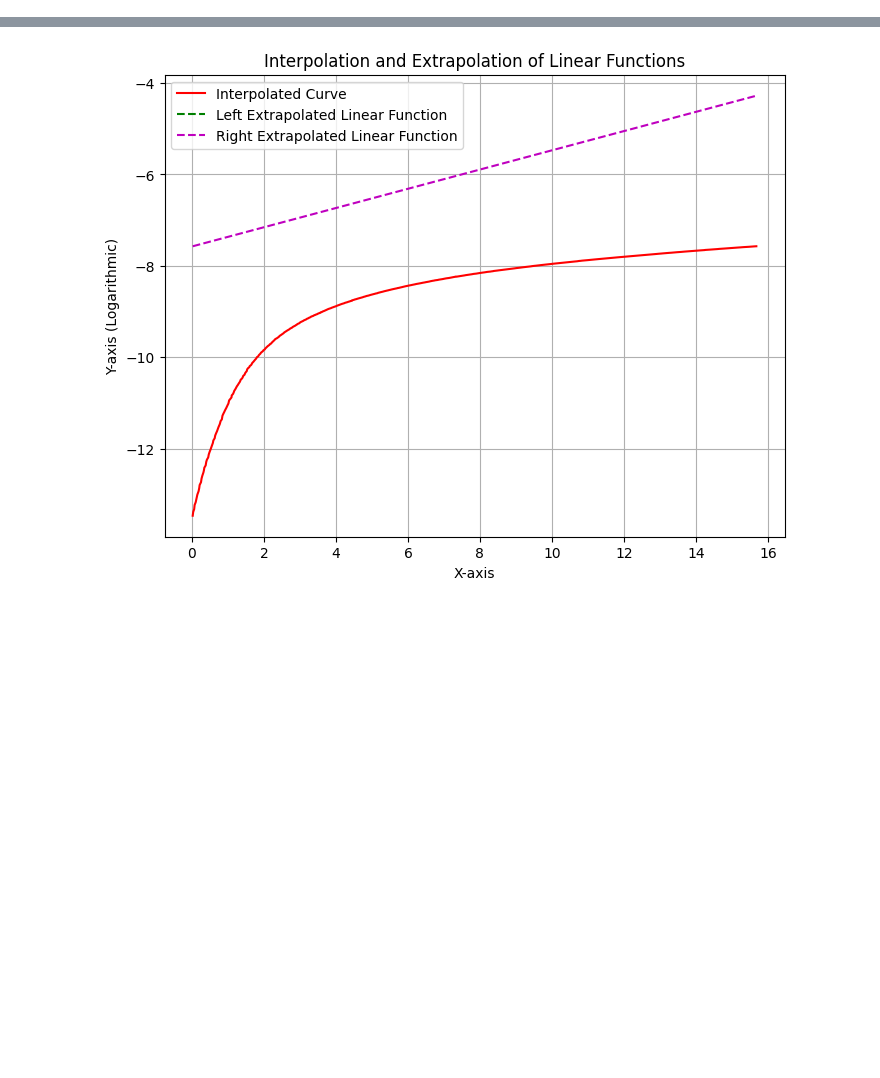
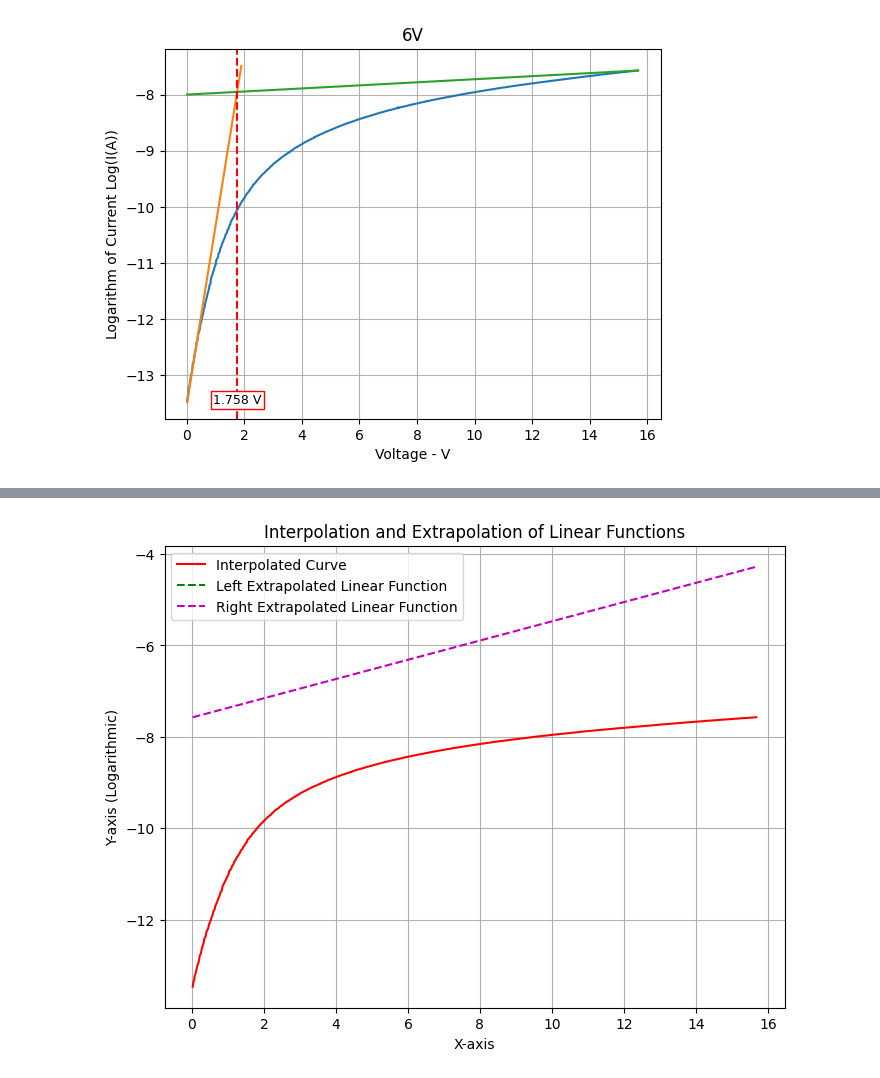
Before and after one commit to N0rt0N7/General-workspace, a Jupyter notebook: Frank-Hertz/Task111.ipynb, the cells around one changed output, grey strips where cells are left out. Saved outputs shown, nothing was run; the diff lists cells and outputs as text; code cells hidden in the pictures; blank space fills up the shorter version.

Commit message:
TASK111

```diff
--- a/Frank-Hertz/Task111.ipynb
+++ b/Frank-Hertz/Task111.ipynb
@@ -1,3 +1,49 @@
+# %%
+import numpy as np
+import matplotlib.pyplot as plt
+
+data = np.loadtxt('2024-05-07-task111-6v.txt')
+
+x = data[:, 0]
+y = data[:, 1]
+
+y_R = np.divide(y, 27)
+y_Rlog = np.log(y_R)
+
+x1 = 0.0200000
+y1 = np.log(np.divide(3.81000e-005, 27))
+x2 = 0.25
+y2 = np.log(np.divide(7.92000e-005, 27))
+
+m1 = np.divide((y2 - y1),(x2 - x1))
+b1 = y1 - m1 * x1
+x1_val = np.linspace(0.02,1.9,1000)
+y1_val = (m1 * x1_val) + b1
+
+x3 = 15.6400
+y3 = np.log(np.divide(0.0138894,27))
+x4 = 15.6800
+y4 = np.log(np.divide(0.0139046,27))
+
+m2 = np.divide((y4 - y3),(x4 - x3))
+b2 = y3 - m2 * x3
+x2_val = np.linspace(0.02,15.68,1000)
+y2_val = (m2 * x2_val) + b2
+
+x_inter = 1.758
+
+plt.plot(x, y_Rlog)
+plt.plot(x1_val, y1_val)
+plt.plot(x2_val, y2_val)
+plt.axvline(x_inter, color='r', linestyle='--')
+plt.text(x_inter, -13.5 , "1.758 V", color='black', fontsize=9, ha='center', bbox=dict(facecolor='white', edgecolor='red', boxstyle='square,pad=0.2'))
+plt.xlabel('Voltage - V')
+plt.ylabel('Logarithm of Current Log(I(A))')
+plt.title('6V')
+plt.grid(True)
+plt.show()
+# %% [output]
+[figure, added]
 # %%
 import numpy as np
 import matplotlib.pyplot as plt
```
Also changed, not shown: parts of 3 cells of this notebook.
